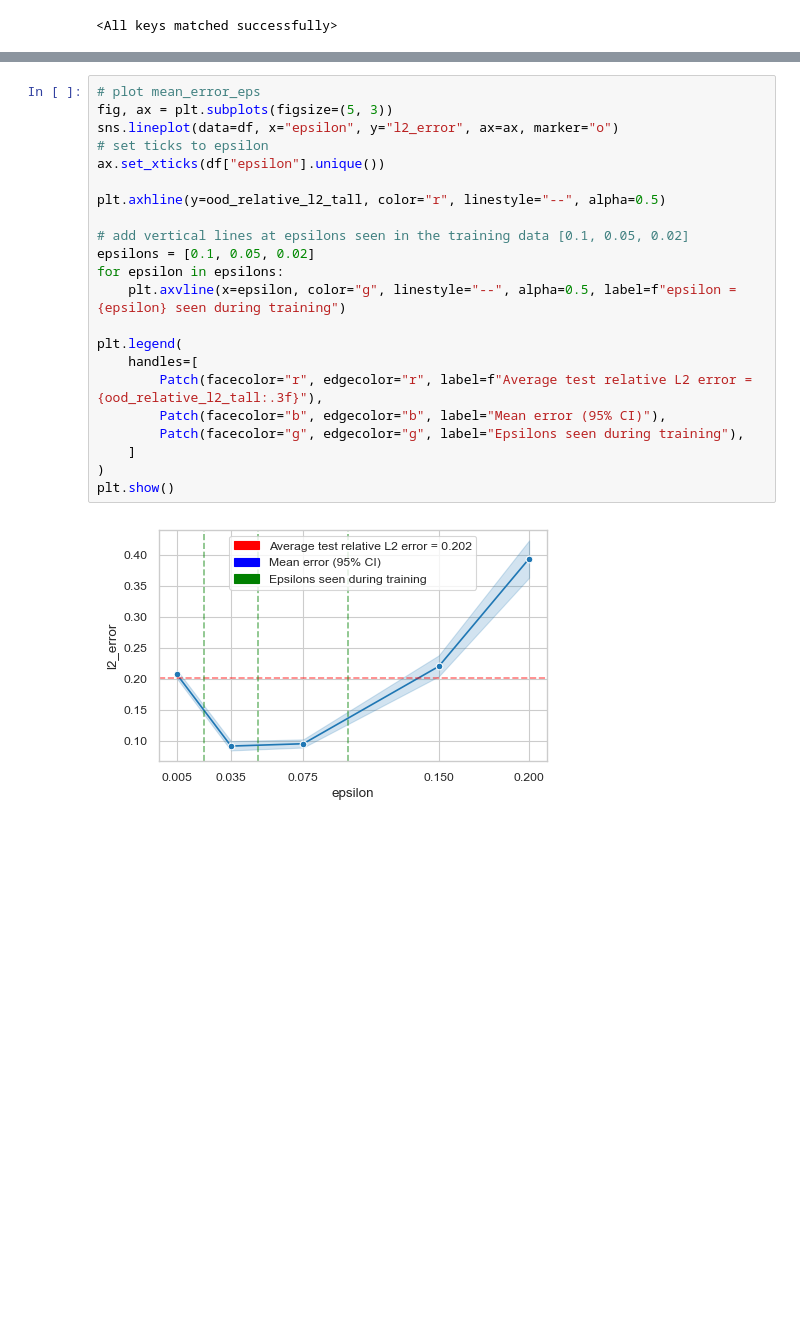
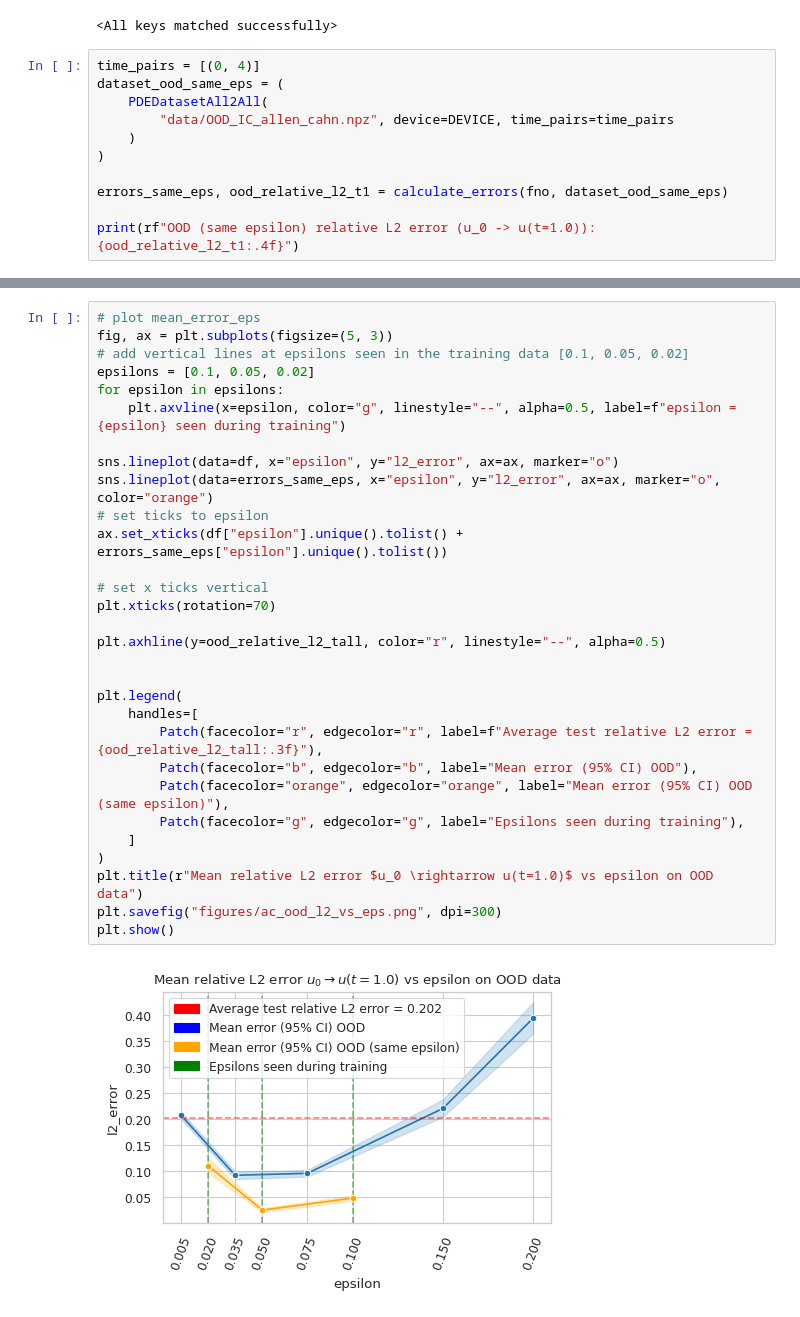
Before and after one commit to benedict-armstrong/FNO-for-Phase-Field-Dynamics, a Jupyter notebook: eval_ood.ipynb, the cells around one changed output, grey strips where cells are left out. Saved outputs shown, nothing was run; the diff lists cells and outputs as text; blank space fills up the shorter version.

```diff
--- a/eval_ood.ipynb
+++ b/eval_ood.ipynb
@@ -27,3 +26,14 @@ fno = FNO1d(modes, width, layers).to(DEVICE)  # model
 fno.load_state_dict(torch.load("models/tfno_model.pth", weights_only=True,  map_location=torch.device('cpu')))
 # %% [output]
 <All keys matched successfully>
+# %%
+time_pairs = [(0, 4)]
+dataset_ood_same_eps = (
+    PDEDatasetAll2All(
+        "data/OOD_IC_allen_cahn.npz", device=DEVICE, time_pairs=time_pairs
+    )
+)
+
+errors_same_eps, ood_relative_l2_t1 = calculate_errors(fno, dataset_ood_same_eps)
+
+print(rf"OOD (same epsilon) relative L2 error (u_0 -> u(t=1.0)): {ood_relative_l2_t1:.4f}")
@@ -97,27 +155,35 @@ sns.lineplot(data=mean_error, x="dt", y="l2_error", ax=ax, marker="o")
 # %%
 # plot mean_error_eps
 fig, ax = plt.subplots(figsize=(5, 3))
-sns.lineplot(data=df, x="epsilon", y="l2_error", ax=ax, marker="o")
-# set ticks to epsilon
-ax.set_xticks(df["epsilon"].unique())
-
-plt.axhline(y=ood_relative_l2_tall, color="r", linestyle="--", alpha=0.5)
-
 # add vertical lines at epsilons seen in the training data [0.1, 0.05, 0.02]
 epsilons = [0.1, 0.05, 0.02]
 for epsilon in epsilons:
     plt.axvline(x=epsilon, color="g", linestyle="--", alpha=0.5, label=f"epsilon = {epsilon} seen during training")
 
+sns.lineplot(data=df, x="epsilon", y="l2_error", ax=ax, marker="o")
+sns.lineplot(data=errors_same_eps, x="epsilon", y="l2_error", ax=ax, marker="o", color="orange")
+# set ticks to epsilon
+ax.set_xticks(df["epsilon"].unique().tolist() + errors_same_eps["epsilon"].unique().tolist())
+
+# set x ticks vertical
+plt.xticks(rotation=70)
+
+plt.axhline(y=ood_relative_l2_tall, color="r", linestyle="--", alpha=0.5)
+
+
 plt.legend(
     handles=[
         Patch(facecolor="r", edgecolor="r", label=f"Average test relative L2 error = {ood_relative_l2_tall:.3f}"),
-        Patch(facecolor="b", edgecolor="b", label="Mean error (95% CI)"),
+        Patch(facecolor="b", edgecolor="b", label="Mean error (95% CI) OOD"),
+        Patch(facecolor="orange", edgecolor="orange", label="Mean error (95% CI) OOD (same epsilon)"),
         Patch(facecolor="g", edgecolor="g", label="Epsilons seen during training"),
     ]
 )
+plt.title(r"Mean relative L2 error $u_0 \rightarrow u(t=1.0)$ vs epsilon on OOD data")
+plt.savefig("figures/ac_ood_l2_vs_eps.png", dpi=300)
 plt.show()
 # %% [output]
-[figure, old version]
+[figure, new version]
 # %%
 df["epsilon_s"] = df["epsilon"].apply(lambda x: f"{x:.3f}")
 df["dt_s"] = df["dt"].apply(lambda x: f"{x:.3f}")
```
Also changed, not shown: parts of 14 cells of this notebook, 7 other files.
